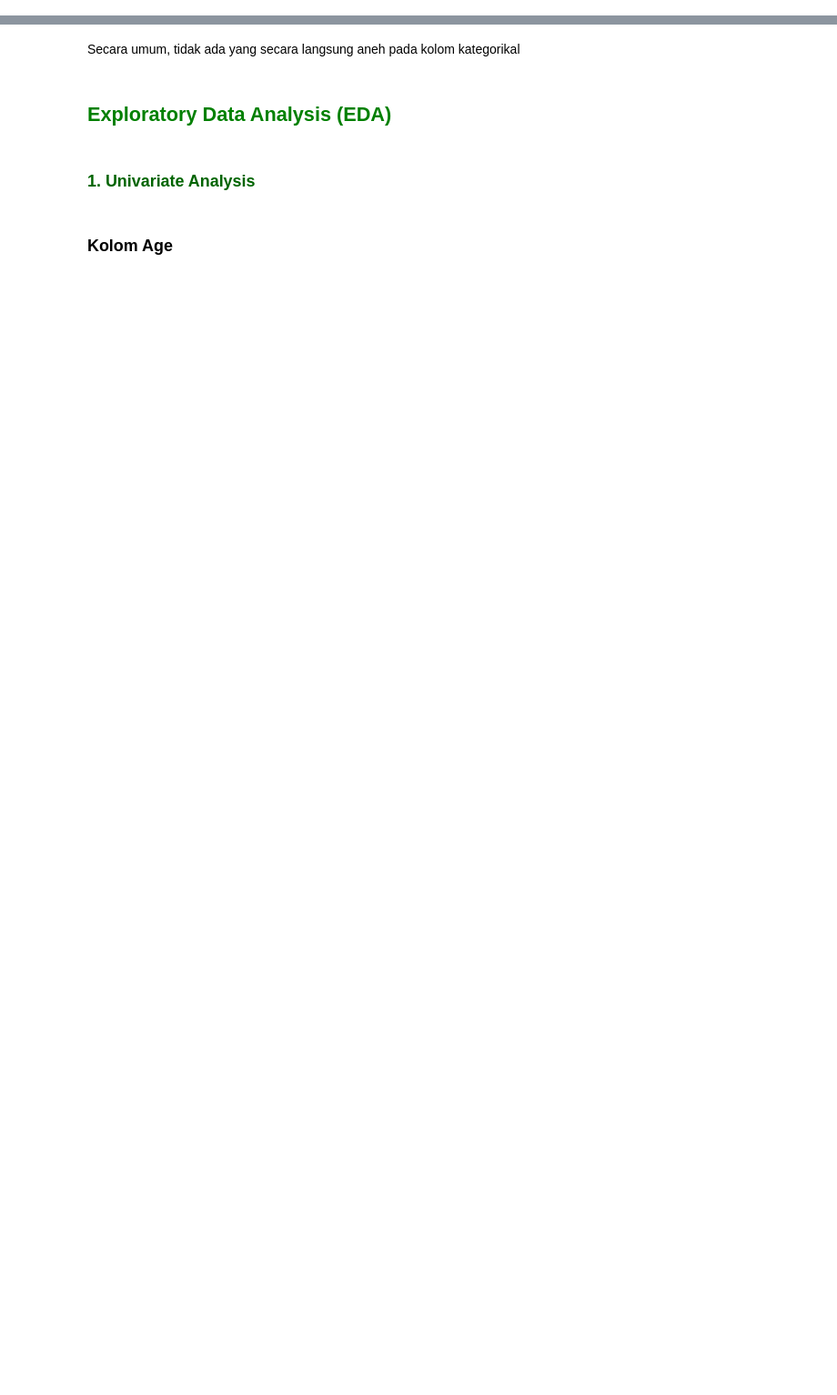
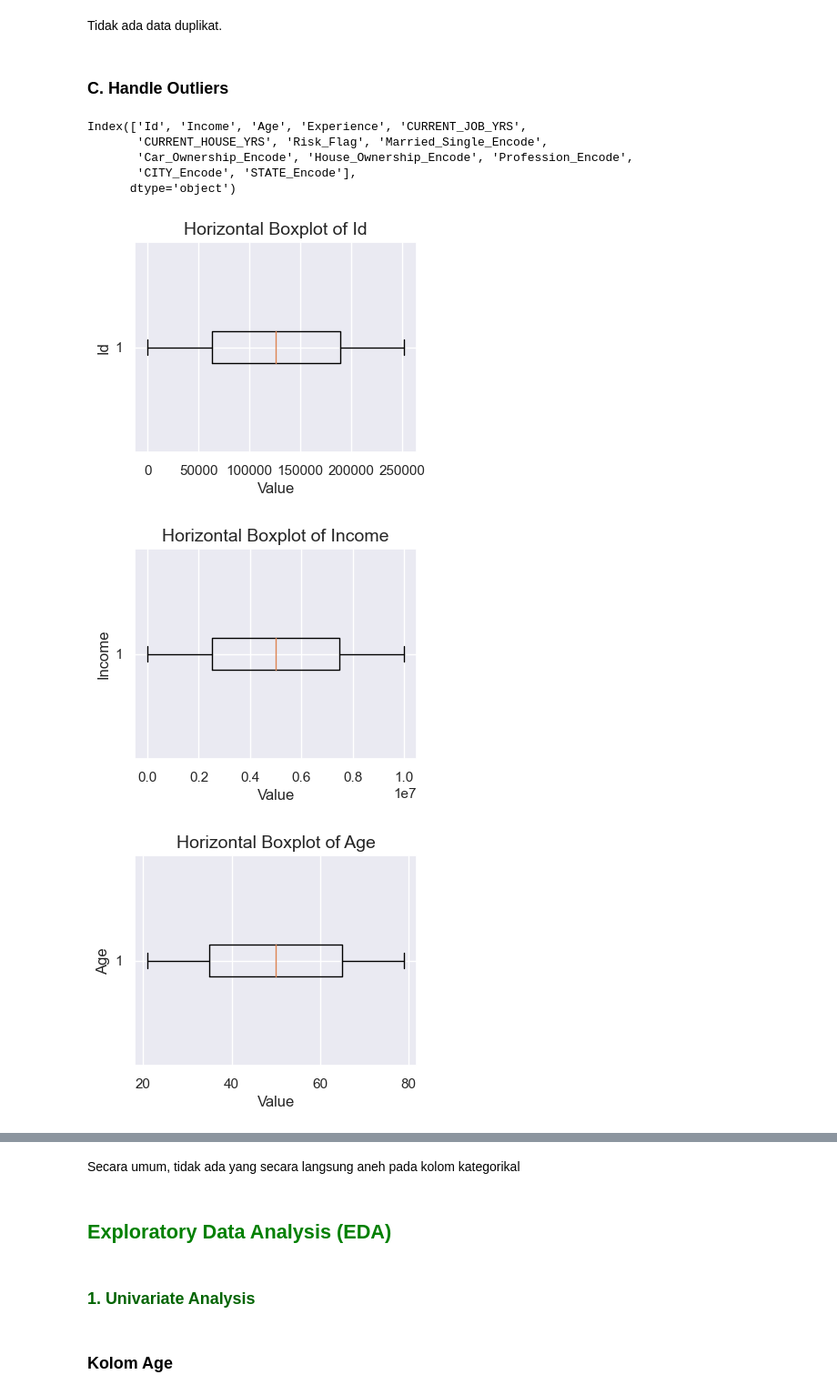
Before and after one commit to M-Fatoni/Loan-Prediction-Based-on-Customer-Behavior, a Jupyter notebook: Loan_Prediction.ipynb, the cells around one changed output, grey strips where cells are left out. Shown at 91% size. Cells and saved outputs as stored; diff of their text form; code cells hidden in the pictures; blank space fills up the shorter version.

```diff
--- a/Loan_Prediction.ipynb
+++ b/Loan_Prediction.ipynb
@@ -25,0 +59,25 @@ df.sample(5)
+# %% [markdown]
+Tidak ada data duplikat.
+# %% [markdown]
+### C. Handle Outliers
+# %%
+num_cols = df.select_dtypes(include=['int', 'float'])
+num_cols.columns
+# %% [output]
+Index(['Id', 'Income', 'Age', 'Experience', 'CURRENT_JOB_YRS',
+       'CURRENT_HOUSE_YRS', 'Risk_Flag', 'Married_Single_Encode',
+       'Car_Ownership_Encode', 'House_Ownership_Encode', 'Profession_Encode',
+       'CITY_Encode', 'STATE_Encode'],
+      dtype='object')
+# %%
+for col in num_cols.columns:
+    plt.figure(figsize=(4, 3))
+    plt.boxplot(df[col], vert=False)
+    plt.title(f'Horizontal Boxplot of {col}', fontsize=14)
+    plt.xlabel('Value', fontsize=12)
+    plt.ylabel(col, fontsize=12)
+    plt.show()
+# %% [output]
+[figure, added]
+[figure, added]
+[figure, added]
```
Also changed, not shown: parts of 38 cells of this notebook, 1 other file.
